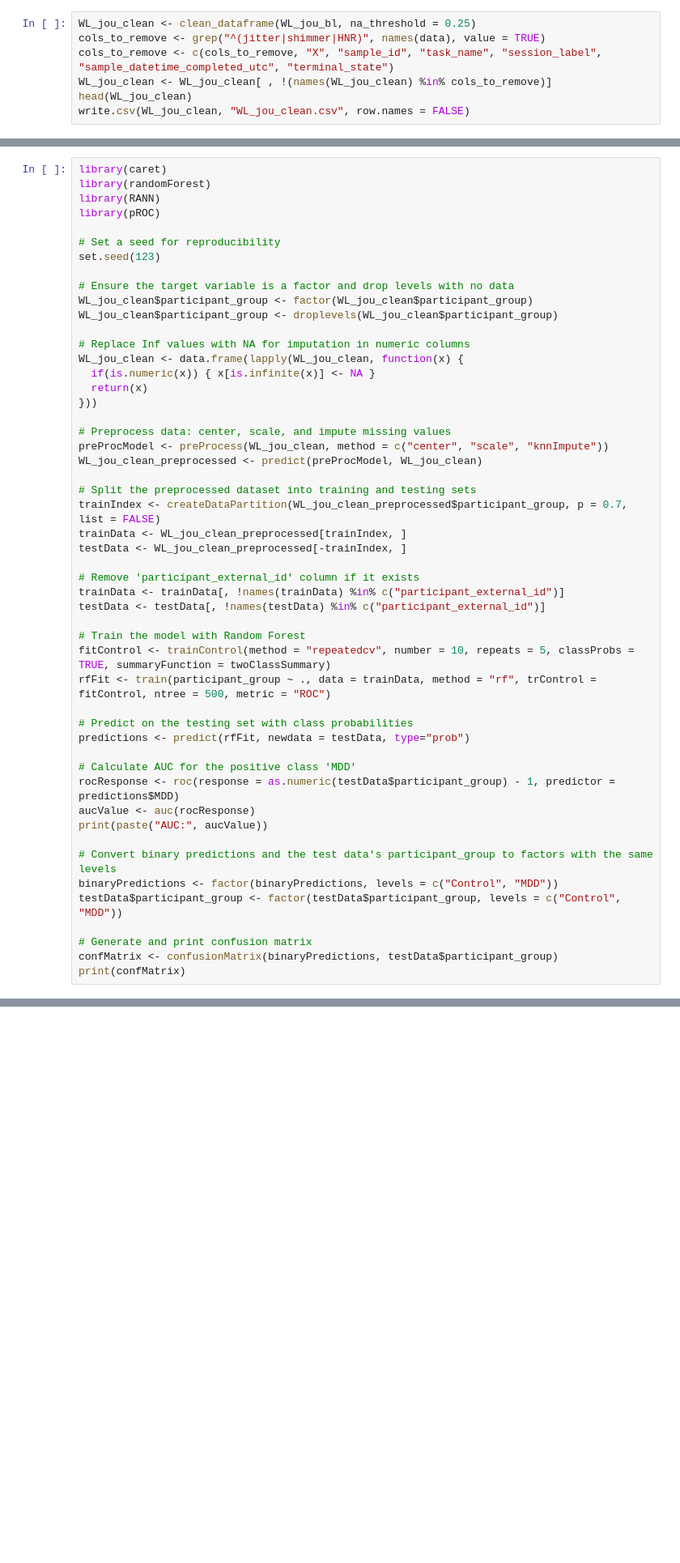
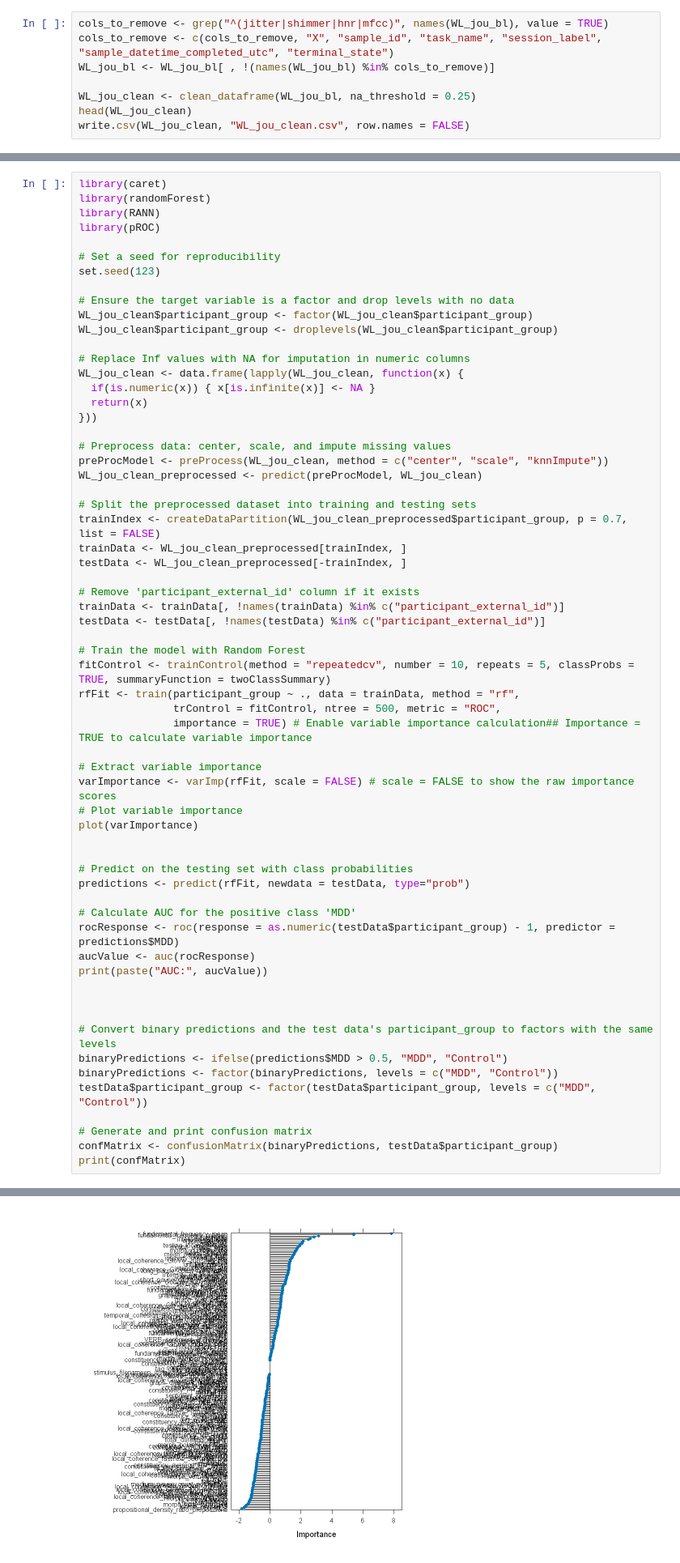
Before and after one commit to micwiseman/Winterlight_GH, a Jupyter notebook: speech_baseline_RF.ipynb, the cells around one changed output, grey strips where cells are left out. Shown at 81% size. Cells and saved outputs as stored; diff of their text form; blank space fills up the shorter version.

Commit message:
Added metric of variable importance

```diff
--- a/speech_baseline_RF.ipynb
+++ b/speech_baseline_RF.ipynb
@@ -154,10 +172,11 @@ Remove columns with mostly or all NAs, 0 variance, and speech features irrelevan
 
 - Set threshold to 25% for missing values
 # %%
+cols_to_remove <- grep("^(jitter|shimmer|hnr|mfcc)", names(WL_jou_bl), value = TRUE)
+cols_to_remove <- c(cols_to_remove, "X", "sample_id", "task_name", "session_label", "sample_datetime_completed_utc", "terminal_state")
+WL_jou_bl <- WL_jou_bl[ , !(names(WL_jou_bl) %in% cols_to_remove)]
+
 WL_jou_clean <- clean_dataframe(WL_jou_bl, na_threshold = 0.25)
-cols_to_remove <- grep("^(jitter|shimmer|HNR)", names(data), value = TRUE)
-cols_to_remove <- c(cols_to_remove, "X", "sample_id", "task_name", "session_label", "sample_datetime_completed_utc", "terminal_state")
-WL_jou_clean <- WL_jou_clean[ , !(names(WL_jou_clean) %in% cols_to_remove)]
 head(WL_jou_clean)
 write.csv(WL_jou_clean, "WL_jou_clean.csv", row.names = FALSE)
 # %% [output]
@@ -320,7 +299,15 @@ testData <- testData[, !names(testData) %in% c("participant_external_id")]
 
 # Train the model with Random Forest
 fitControl <- trainControl(method = "repeatedcv", number = 10, repeats = 5, classProbs = TRUE, summaryFunction = twoClassSummary)
-rfFit <- train(participant_group ~ ., data = trainData, method = "rf", trControl = fitControl, ntree = 500, metric = "ROC")
+rfFit <- train(participant_group ~ ., data = trainData, method = "rf",
+               trControl = fitControl, ntree = 500, metric = "ROC",
+               importance = TRUE) # Enable variable importance calculation## Importance = TRUE to calculate variable importance
+
+# Extract variable importance
+varImportance <- varImp(rfFit, scale = FALSE) # scale = FALSE to show the raw importance scores
+# Plot variable importance
+plot(varImportance)
+
 
 # Predict on the testing set with class probabilities
 predictions <- predict(rfFit, newdata = testData, type="prob")
@@ -330,9 +317,12 @@ rocResponse <- roc(response = as.numeric(testData$participant_group) - 1, predic
 aucValue <- auc(rocResponse)
 print(paste("AUC:", aucValue))
 
+
+
 # Convert binary predictions and the test data's participant_group to factors with the same levels
-binaryPredictions <- factor(binaryPredictions, levels = c("Control", "MDD"))
-testData$participant_group <- factor(testData$participant_group, levels = c("Control", "MDD"))
+binaryPredictions <- ifelse(predictions$MDD > 0.5, "MDD", "Control")
+binaryPredictions <- factor(binaryPredictions, levels = c("MDD", "Control"))
+testData$participant_group <- factor(testData$participant_group, levels = c("MDD", "Control"))
 
 # Generate and print confusion matrix
 confMatrix <- confusionMatrix(binaryPredictions, testData$participant_group)
@@ -360,0 +351 @@ Prediction Control MDD
+[figure, added]
```
Also changed, not shown: parts of 12 cells of this notebook, 2 other files.
